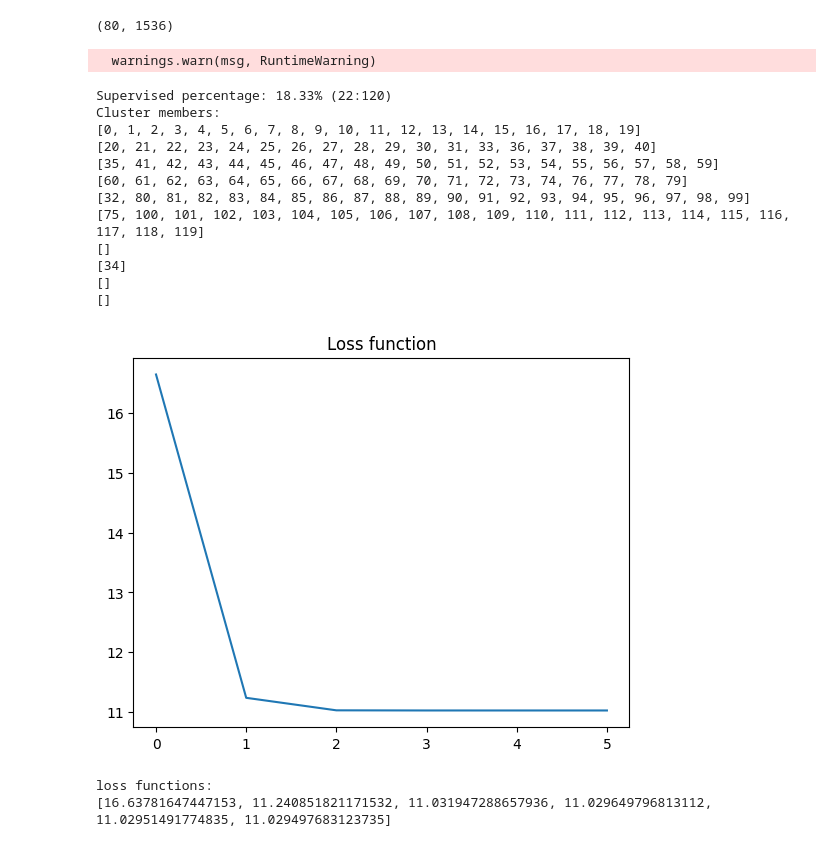
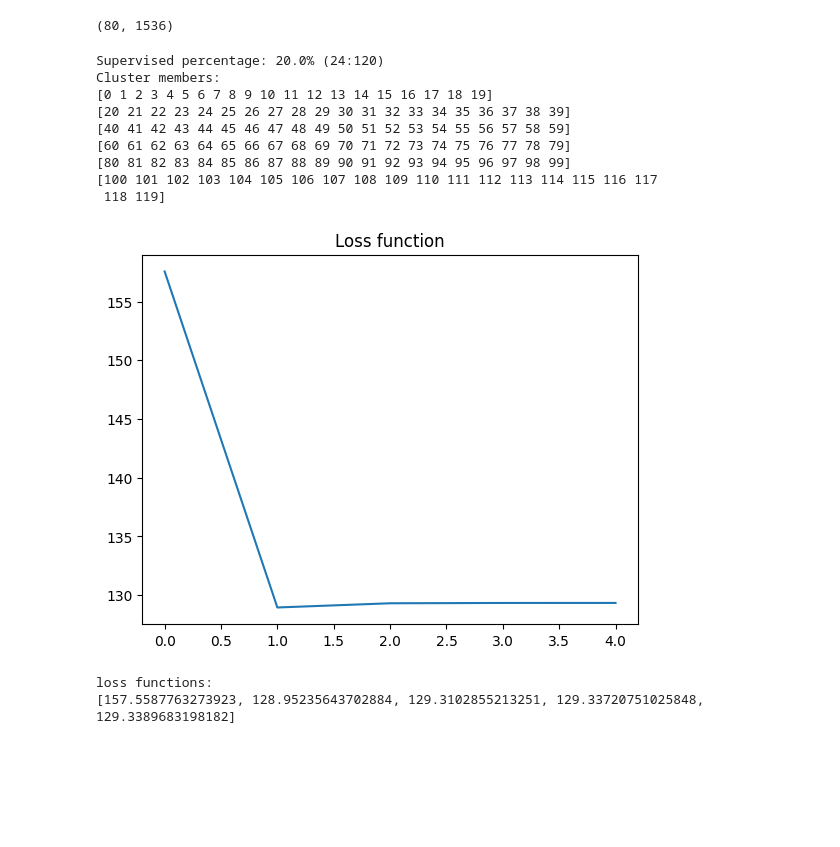
Before and after one commit to hoangtc125/algo-clustering-service, a Jupyter notebook: notebook/text_clustering.ipynb, the cells around one changed output. Saved outputs shown, nothing was run; the diff lists cells and outputs as text; code cells hidden in the pictures; blank space fills up the shorter version.

```diff
--- a/notebook/text_clustering.ipynb
+++ b/notebook/text_clustering.ipynb
@@ -562,49 +637,45 @@ new_features.shape
 # %%
 supervised_set = [
     [1, 3, 7, 14],
     [20, 25, 33, 39],
-    [44, 51, 54, 57],
+    [44, 49, 51, 54, 57],
     [62, 65, 71, 77],
-    [83, 88, 99],
+    [82, 86, 88, 94],
     [103, 106, 116],
 ]
 # supervised_set = [
 #     [1],
 #     [39],
 # ]
 # supervised_set = [
 #     [1, 2, 13],
 #     [21, 22, 23],
 #     [41, 42, 50],
 #     [61, 62, 63],
 # ]
-ssmc_fcm = sSMC_FCM(
+ssmc_fcm = SSMC_FCM(
     dataset=features_set,
     fields_len=[768] * 1,
     fields_weight=[1],
-    n_clusters=10,
+    n_clusters=4,
     supervised_set=supervised_set,
 )
 ssmc_fcm.clustering()
 ssmc_fcm.show_cluster_members()
 ssmc_fcm.show_loss_function()
 # %% [output]
-  warnings.warn(msg, RuntimeWarning)
+Supervised percentage: 20.0% (24:120)
+Cluster members:
+[0 1 2 3 4 5 6 7 8 9 10 11 12 13 14 15 16 17 18 19]
+[20 21 22 23 24 25 26 27 28 29 30 31 32 33 34 35 36 37 38 39]
+[40 41 42 43 44 45 46 47 48 49 50 51 52 53 54 55 56 57 58 59]
+[60 61 62 63 64 65 66 67 68 69 70 71 72 73 74 75 76 77 78 79]
+[80 81 82 83 84 85 86 87 88 89 90 91 92 93 94 95 96 97 98 99]
+[100 101 102 103 104 105 106 107 108 109 110 111 112 113 114 115 116 117
+ 118 119]
+[figure, new version]
-Supervised percentage: 18.33% (22:120)
-Cluster members:
-[0, 1, 2, 3, 4, 5, 6, 7, 8, 9, 10, 11, 12, 13, 14, 15, 16, 17, 18, 19]
-[20, 21, 22, 23, 24, 25, 26, 27, 28, 29, 30, 31, 33, 36, 37, 38, 39, 40]
-[35, 41, 42, 43, 44, 45, 46, 47, 48, 49, 50, 51, 52, 53, 54, 55, 56, 57, 58, 59]
-[60, 61, 62, 63, 64, 65, 66, 67, 68, 69, 70, 71, 72, 73, 74, 76, 77, 78, 79]
-[32, 80, 81, 82, 83, 84, 85, 86, 87, 88, 89, 90, 91, 92, 93, 94, 95, 96, 97, 98, 99]
-[75, 100, 101, 102, 103, 104, 105, 106, 107, 108, 109, 110, 111, 112, 113, 114, 115, 116, 117, 118, 119]
-[]
-[34]
-[]
-[]
+loss functions:
+[157.5587763273923, 128.95235643702884, 129.3102855213251, 129.33720751025848, 129.3389683198182]
-[figure, old version]
-loss functions:
-[16.63781647447153, 11.240851821171532, 11.031947288657936, 11.029649796813112, 11.02951491774835, 11.029497683123735]
 # %%
 from sklearn.datasets import load_iris
 data = load_iris()
```
Also changed, not shown: parts of 3 cells of this notebook, 2 other files.
